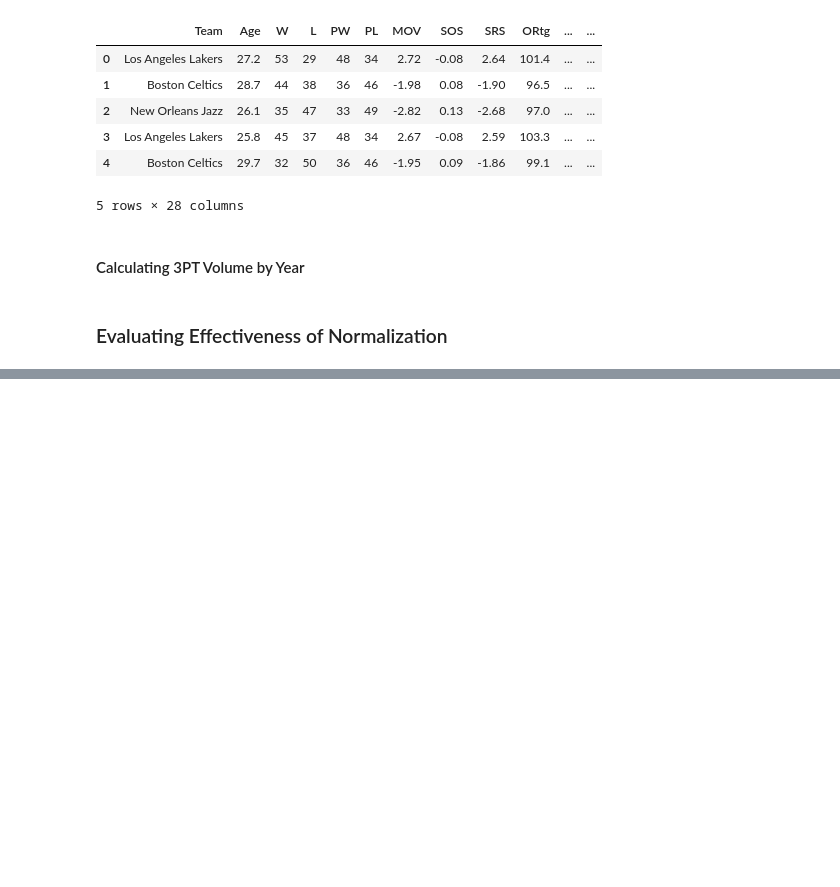
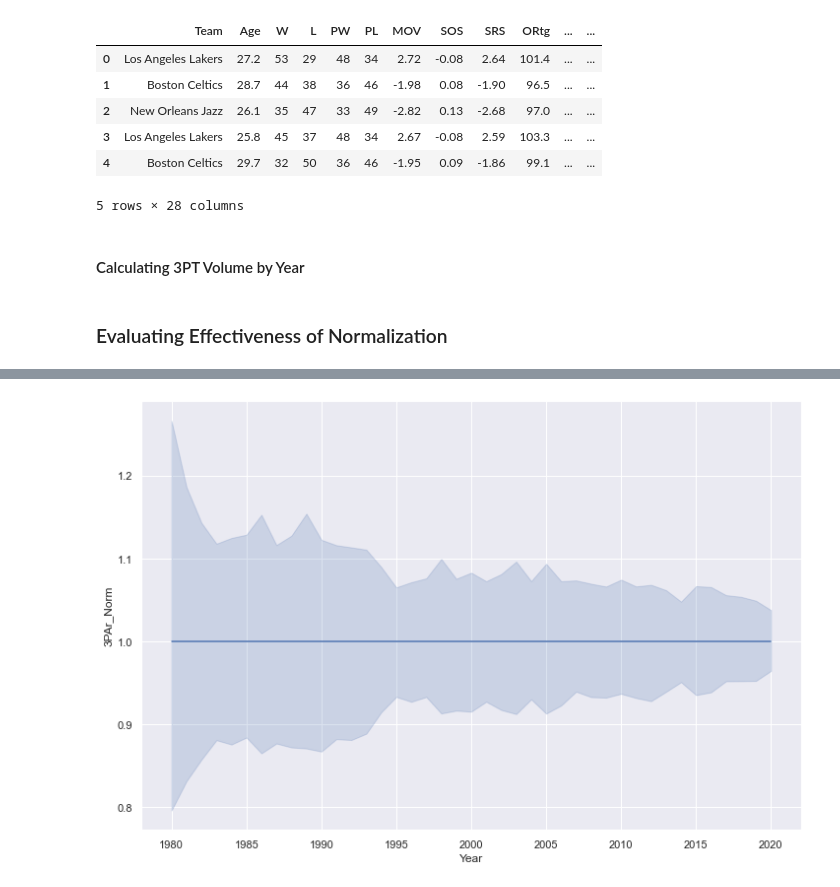
Before and after one commit to gargparthb/nba-data-analysis, a Jupyter notebook: notebooks/feature.ipynb, the cells around one changed output, grey strips where cells are left out. Drawn from its saved outputs; the diff is of its cells as text; code cells hidden in the pictures; blank space fills up the shorter version.

```diff
--- a/notebooks/feature.ipynb
+++ b/notebooks/feature.ipynb
@@ -39,0 +44,4 @@ data.to_csv('../data/teams_normalized.csv')
+# %%
+new = sns.lineplot(x='Year', y='3PAr_Norm', data=data)
+# %% [output]
+[figure, added]
```
Also changed, not shown: parts of 1 cell of this notebook, 3 other files.
